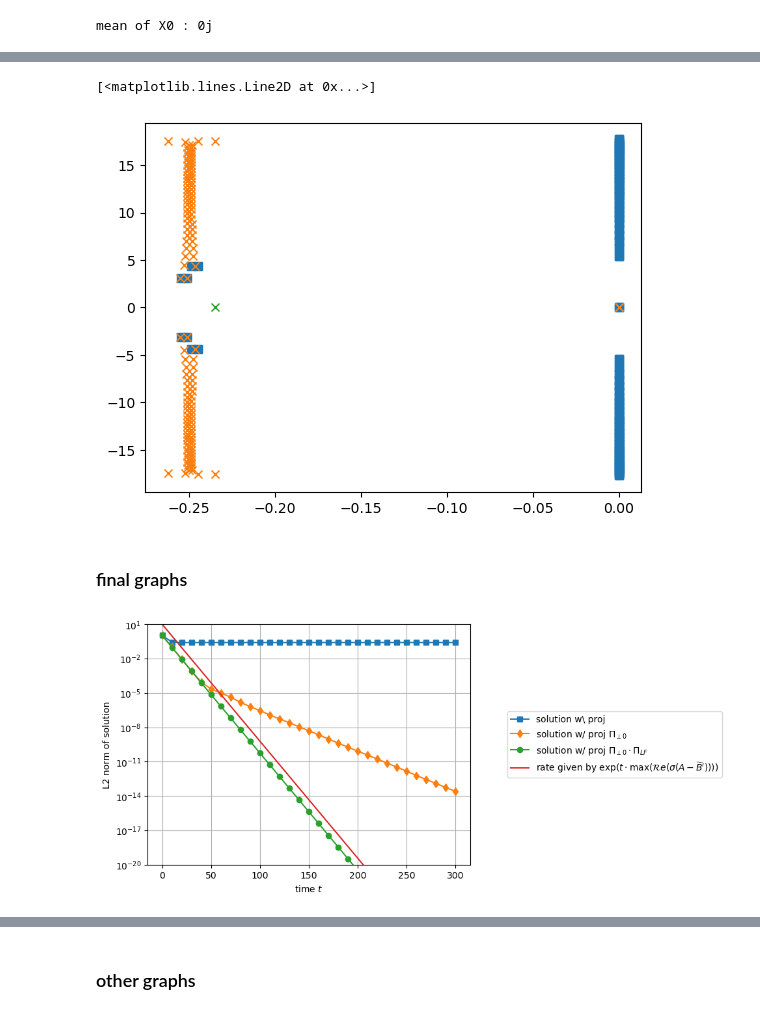
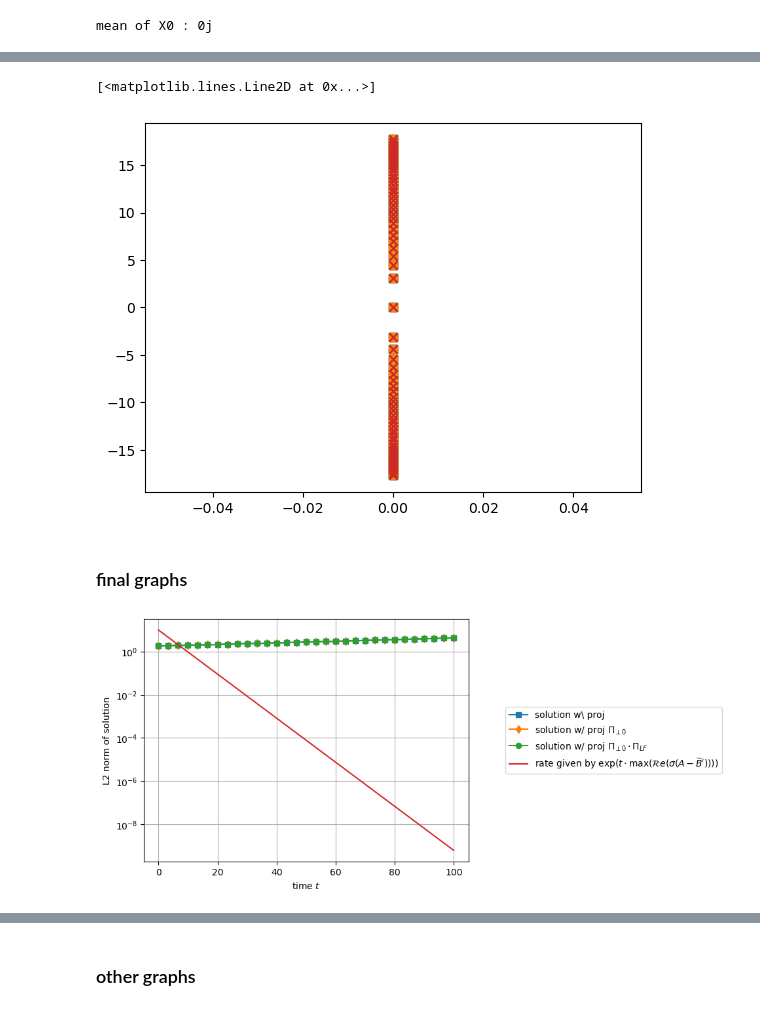
Before and after one commit to lucas-perrin/LWW_Assim, a Jupyter notebook: python_code/main_notebook.ipynb, the cells around one changed output, grey strips where cells are left out. Saved outputs shown, nothing was run; the diff lists cells and outputs as text; code cells hidden in the pictures.

```diff
--- a/python_code/main_notebook.ipynb
+++ b/python_code/main_notebook.ipynb
@@ -19,9 +19,9 @@ d = 3
 dt = 1e-3
 a = 1/2 * np.pi
 g = 9.80665
-gain = 1
+gain = 0
 T_start = 0
-T = 300
+T = 100
 N_ini_fq = 2**1
 
 # ------------------------------
@@ -66,15 +66,15 @@ G = Matrix_A_dz(Nx, dx, d)
 _, C = GetC(np.abs(xspan - np.pi) <= a)
 obs_space = np.abs(xspan - np.pi) <= a
 C = -np.dot(C.T, C)
-A = np.block([[O, -g*I], [G, C]])
+A = np.block([[O, -g*I], [G, gain*C]])
 
 # True matrix A in Fourier
 fO = np.zeros((2 * Nf + 1, 2 * Nf + 1))
-fI = -np.eye(2 * Nf + 1)
+fI = np.eye(2 * Nf + 1)
 fF = np.diag(np.abs(np.concatenate((np.arange(0, Nf + 1), np.arange(-Nf, 0)))))
 frequences = fftfreq(Nx, dx) * 2 * np.pi  # Assuming the previously defined fftfreq function
 fC = np.real(-((a * np.exp((-1j * np.pi) * (frequences.reshape(-1, 1) - frequences))) / np.pi) * np.sinc(a * (frequences.reshape(-1, 1) - frequences) / np.pi))
-fA = np.block([[fO, g*fI], [fF, fC]])
+fA = np.block([[fO, -g*fI], [fF, gain*fC]])
 
 # Matrix that deletes the mean
 Pi_nm = np.diag(np.concatenate((np.zeros(1),np.ones(Nx-1))))
@@ -83,7 +83,8 @@ Pi_nm = np.diag(np.concatenate((np.zeros(1),np.ones(Nx-1))))
 Pi_m = np.diag(np.concatenate((np.ones(1),np.zeros(Nx-1))))
 
 # Modified fA
-fA_mod_nm = np.block([[fO, g*fI], [fF, Pi_nm @ fC]])
+A_mod_nm = np.block([[O, -g*I],[G, gain* iDFT @ Pi_nm @ DFT @ C]])
+fA_mod_nm = np.block([[fO, -g*fI], [fF, gain* Pi_nm @ fC]])
 
 # vector with list of all the positive frequencices
 pos_frequences = frequences[1:int((len(frequences)-1)/2)+1]
@@ -93,7 +94,8 @@ Pi_lf = np.diag(np.concatenate((np.zeros(1),(pos_frequences <= N_ini_fq),(pos_fr
 Pi_hf = np.diag(np.concatenate((np.zeros(1),(pos_frequences > N_ini_fq),(pos_frequences > N_ini_fq)[::-1])))
 
 # second Modified fA
-fA_mod_lf = np.block([[fO, g*fI], [fF, Pi_lf @ fC]])
+A_mod_lf = np.block([[O, -g*I],[G, gain* iDFT @ Pi_lf @ DFT @ C]])
+fA_mod_lf = np.block([[fO, -g*fI], [fF, gain* Pi_lf @ fC]])
 # %%
 # ------------------------------
 # Print of the projection matrices
@@ -306,6 +317,10 @@ eigval_fA, eigvect_fA = np.linalg.eig(fA)
 eigval_fA_mod_nm, eigvect_fA_mod_nm = np.linalg.eig(fA_mod_nm)
 eigval_fA_mod_lf, eigvect_fA_mod_lf = np.linalg.eig(fA_mod_lf)
 
+eigval_A, eigvect_A = np.linalg.eig(fA)
+eigval_A_mod_nm, eigvect_A_mod_nm = np.linalg.eig(fA_mod_nm)
+eigval_A_mod_lf, eigvect_A_mod_lf = np.linalg.eig(fA_mod_lf)
+
 # ------------------------------
 # Convergence factor computations
 # ------------------------------
@@ -313,3 +328,7 @@ eigval_fA_mod_lf, eigvect_fA_mod_lf = np.linalg.eig(fA_mod_lf)
 conv_fact_fA = np.max(np.real(eigval_fA)[np.real(eigval_fA) < -1e-10])
 conv_fact_fA_mod_nm = np.max(np.real(eigval_fA_mod_nm)[np.real(eigval_fA_mod_nm) < -1e-10])
 conv_fact_fA_mod_lf = np.max(np.real(eigval_fA_mod_lf)[np.real(eigval_fA_mod_lf) < -1e-10])
+
+conv_fact_A = np.max(np.real(eigval_A)[np.real(eigval_A) < -1e-10])
+conv_fact_A_mod_nm = np.max(np.real(eigval_A_mod_nm)[np.real(eigval_A_mod_nm) < -1e-10])
+conv_fact_A_mod_lf = np.max(np.real(eigval_A_mod_lf)[np.real(eigval_A_mod_lf) < -1e-10])
@@ -316,12 +342,14 @@ conv_fact_fA_mod_lf = np.max(np.real(eigval_fA_mod_lf)[np.real(eigval_fA_mod_lf)
 # %%
 plt.plot(np.real(eigval_fA_mod_lf),np.imag(eigval_fA_mod_lf),'s')
+plt.plot(np.real(eigval_A_mod_lf),np.imag(eigval_A_mod_lf),'s')
 plt.plot(np.real(eigval_fA_mod_nm),np.imag(eigval_fA_mod_nm),'x')
+plt.plot(np.real(eigval_A_mod_nm),np.imag(eigval_A_mod_nm),'x')
 #plt.plot(conv_fact_fA_mod_nm,0,'x')
 #plt.plot(conv_fact_fA_mod_lf,0,'x')
-plt.plot(conv_fact_fA,0,'x')
+#plt.plot(conv_fact_fA,0,'x')
 # %% [output]
 [<matplotlib.lines.Line2D at 0x...>]
-[figure, old version]
+[figure, new version]
 # %% [markdown]
 ### final graphs
 # %%
@@ -331,14 +359,14 @@ plt.semilogy(tspan[::steps],np.linalg.norm(fX_sol_EE_fA_mod_nm_mix[0:,::steps],2
 plt.semilogy(tspan[::steps],np.linalg.norm(fX_sol_EE_fA_mod_lf_mix[0:,::steps],2,axis=0),'-o',label=r"solution w/ proj $\Pi_{\perp 0}\cdot\Pi_{LF}$")
 #plt.semilogy(tspan[::steps],np.exp(conv_fact_fA_mod_lf*tspan[::steps]),'-',label=r"theoritical convergence rate")
 plt.semilogy(tspan[::steps],10*np.exp(conv_fact_fA*tspan[::steps]),'-',label=r"rate given by $\exp(t\cdot\max(\mathcal{R}e(\sigma(A-\widetilde{B}'))))$")
-plt.ylim([1e-20,1e1])
+#plt.ylim([1e-20,1e1])
 #plt.title(r'convergence, condition initiale : cosinus + sin')
 plt.grid()
 plt.legend(loc='center left', bbox_to_anchor=(1.1, 0.5))
 plt.xlabel(r'time $t$')
 plt.ylabel(r'L2 norm of solution')
-plt.savefig("figures_png/lww_obs_conv_ini_sinus&cosinus.png")
-tikzplotlib.save("figures_tex/lww_obs_conv_ini_sinus&cosinus.tex")
+#plt.savefig("figures_png/lww_obs_conv_ini_sinus&cosinus.png")
+#tikzplotlib.save("figures_tex/lww_obs_conv_ini_sinus&cosinus.tex")
 plt.show()
 # %% [output]
-[figure, old version]
+[figure, new version]
```
Also changed, not shown: parts of 17 cells of this notebook, 20 other files.
